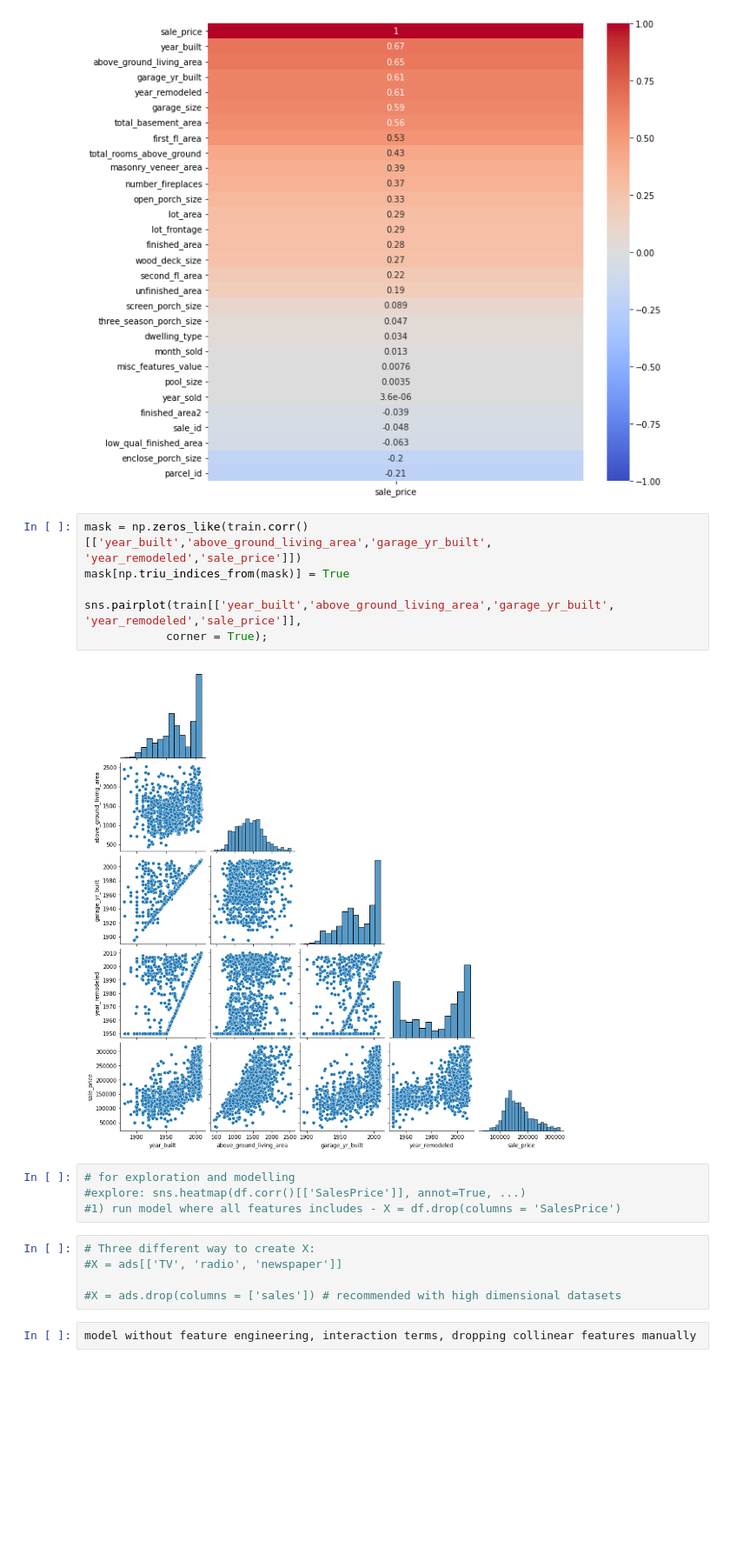
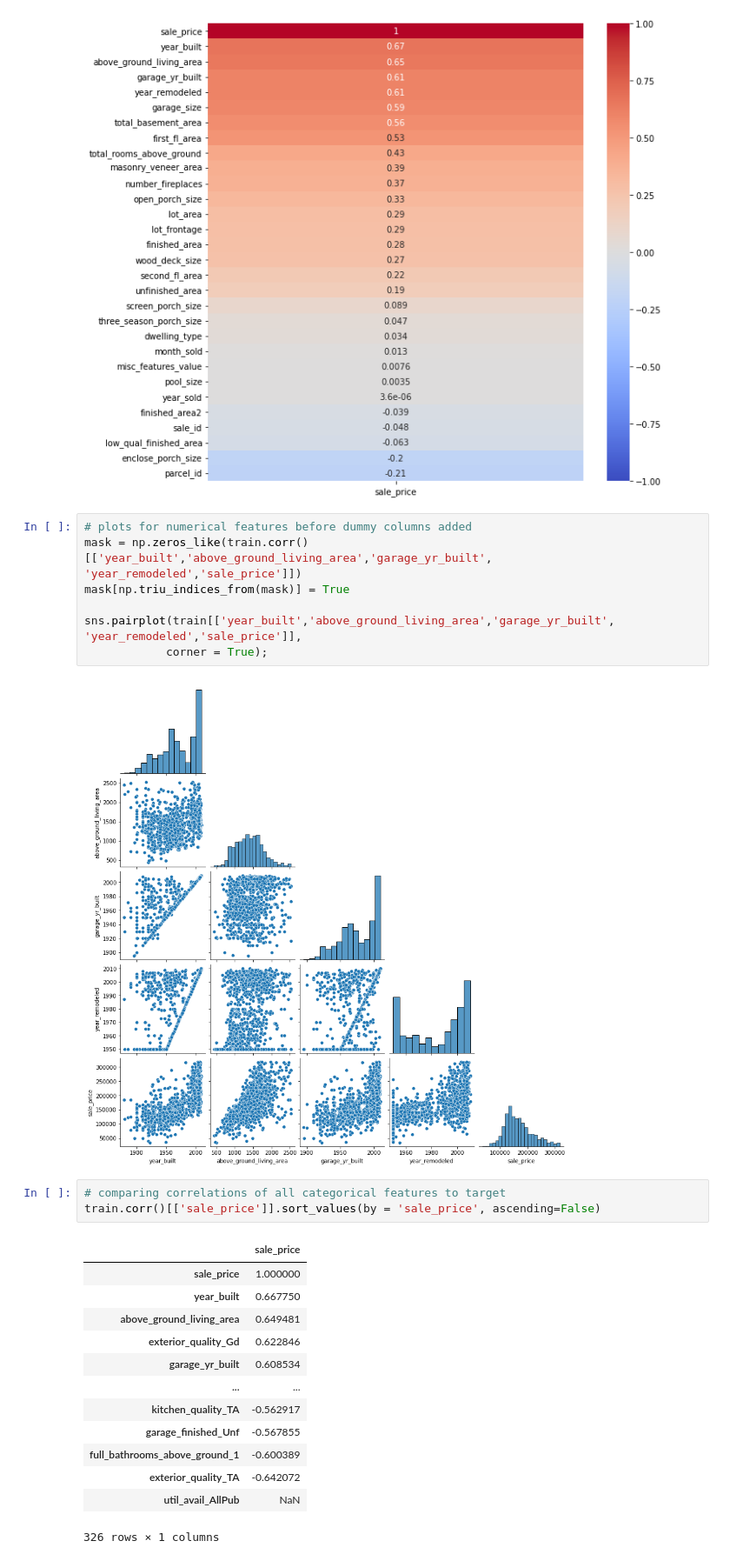
Before and after one commit to pemurp19/Ames-Housing-Data, a Jupyter notebook: code/01_EDA_and_Cleaning.ipynb, the cells around one changed output. Shown at 87% size. Cells and saved outputs as stored; diff of their text form; blank space fills up the shorter version.

```diff
--- a/code/01_EDA_and_Cleaning.ipynb
+++ b/code/01_EDA_and_Cleaning.ipynb
@@ -647,6 +563,7 @@ sns.heatmap(train.corr()[['sale_price']].sort_values(by = 'sale_price', ascendin
 # %% [output]
 [figure]
 # %%
+# plots for numerical features before dummy columns added
 mask = np.zeros_like(train.corr()[['year_built','above_ground_living_area','garage_yr_built', 'year_remodeled','sale_price']])
 mask[np.triu_indices_from(mask)] = True
 
@@ -654,14 +571,20 @@ sns.pairplot(train[['year_built','above_ground_living_area','garage_yr_built', '
             corner = True);
 # %% [output]
 [figure]
-# %%
-# for exploration and modelling
-#explore: sns.heatmap(df.corr()[['SalesPrice']], annot=True, ...)
-#1) run model where all features includes - X = df.drop(columns = 'SalesPrice')
-# %%
-# Three different way to create X:
-#X = ads[['TV', 'radio', 'newspaper']]
-
-#X = ads.drop(columns = ['sales']) # recommended with high dimensional datasets
-# %%
-model without feature engineering, interaction terms, dropping collinear features manually
+# %%
+# comparing correlations of all categorical features to target
+train.corr()[['sale_price']].sort_values(by = 'sale_price', ascending=False)
+# %% [output]
+|  | sale_price |
+| sale_price | 1.000000 |
+| year_built | 0.667750 |
+| above_ground_living_area | 0.649481 |
+| exterior_quality_Gd | 0.622846 |
+| garage_yr_built | 0.608534 |
+| ... | ... |
+| kitchen_quality_TA | -0.562917 |
+| garage_finished_Unf | -0.567855 |
+| full_bathrooms_above_ground_1 | -0.600389 |
+| exterior_quality_TA | -0.642072 |
+| util_avail_AllPub | NaN |
+326 rows × 1 columns
```
Also changed, not shown: parts of 10 cells of this notebook, 2 other files.
